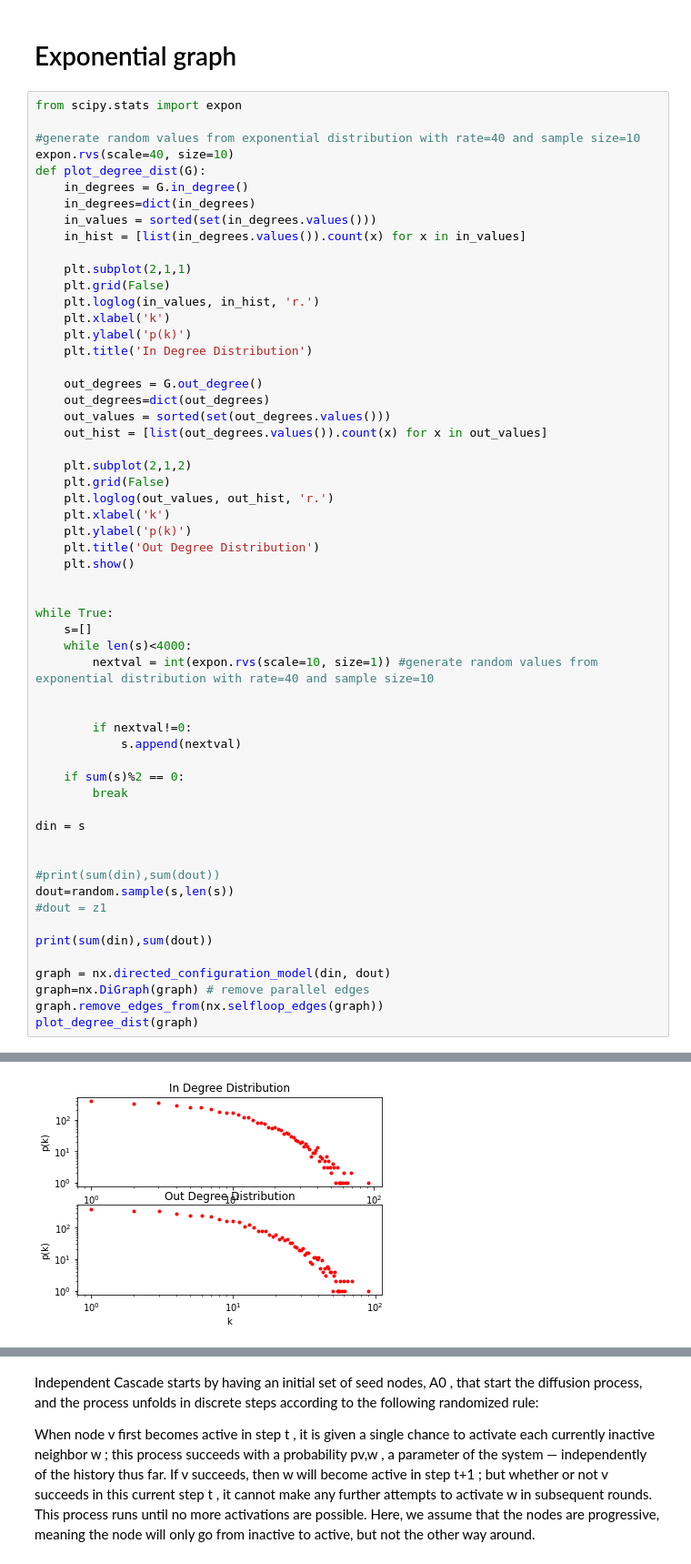
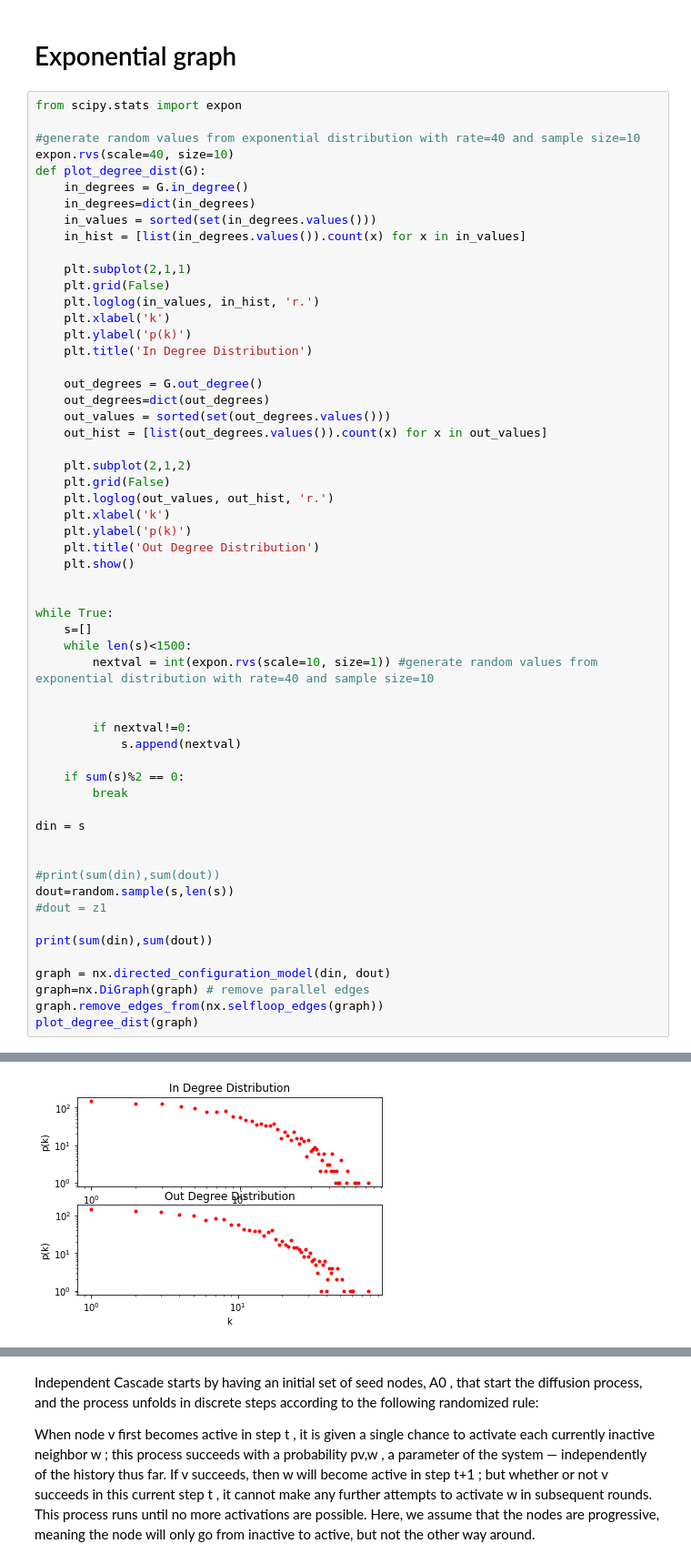
Before and after one commit to Brumargon/TFM.-, a Jupyter notebook: ICM .ipynb, the cells around one changed output, grey strips where cells are left out. Shown: that part at 91% size. Cells and saved outputs as stored; diff of their text form.

```diff
--- a/ICM .ipynb
+++ b/ICM .ipynb
@@ -123,7 +123,7 @@ def plot_degree_dist(G):
 
 while True:
     s=[]
-    while len(s)<4000:
+    while len(s)<1500:
         nextval = int(expon.rvs(scale=10, size=1)) #generate random values from exponential distribution with rate=40 and sample size=10
 
 
@@ -151,4 +151,4 @@ plot_degree_dist(graph)
-[figure, old version]
+[figure, new version]
 # %%
 degree_sequence1 = sorted((d for n, d in graph.in_degree()), reverse=True)
 dmax1 = max(degree_sequence1)
```
Also changed, not shown: parts of 7 cells of this notebook.
